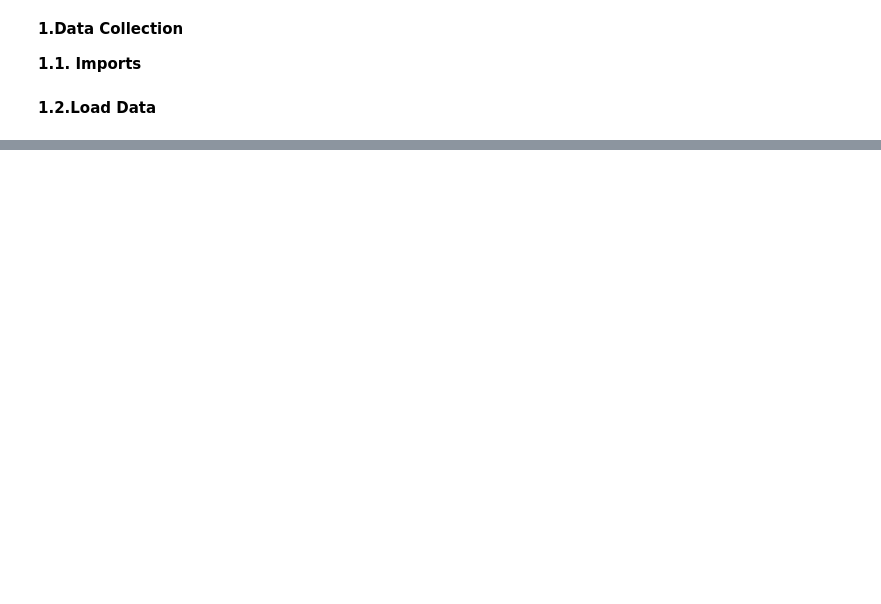
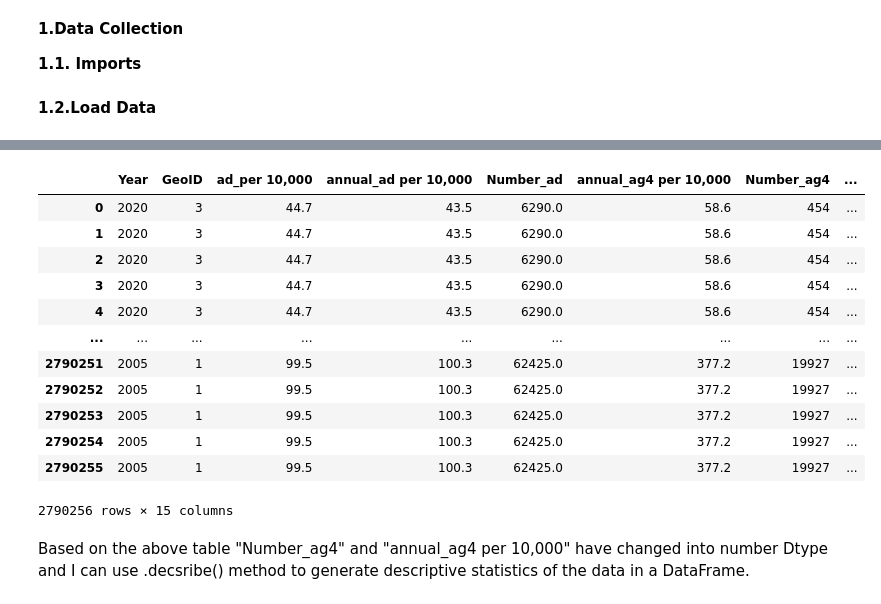
Before and after one commit to Mary080102/Capston-Two, a Jupyter notebook: Air quality Capston- Data wrangling.ipynb, the cells around one changed output, grey strips where cells are left out. Drawn from its saved outputs; the diff is of its cells as text; code cells hidden in the pictures; blank space fills up the shorter version.

```diff
--- a/Air quality Capston- Data wrangling.ipynb
+++ b/Air quality Capston- Data wrangling.ipynb
@@ -402,0 +720,3 @@ print(duplicates)
+# %%
+# #convert column to numeric
+merge4["annual_ag4 per 10,000"]=pd.to_numeric(merge4["annual_ag4 per 10,000"])
@@ -402,0 +746,18 @@ print(duplicates)
+# %%
+merge4.select_dtypes(include=["number"])
+# %% [output]
+|  | Year | GeoID | ad_per 10,000 | annual_ad per 10,000 | Number_ad | annual_ag4 per 10,000 | Number_ag4 | ... |
+| 0 | 2020 | 3 | 44.7 | 43.5 | 6290.0 | 58.6 | 454 | ... |
+| 1 | 2020 | 3 | 44.7 | 43.5 | 6290.0 | 58.6 | 454 | ... |
+| 2 | 2020 | 3 | 44.7 | 43.5 | 6290.0 | 58.6 | 454 | ... |
+| 3 | 2020 | 3 | 44.7 | 43.5 | 6290.0 | 58.6 | 454 | ... |
+| 4 | 2020 | 3 | 44.7 | 43.5 | 6290.0 | 58.6 | 454 | ... |
+| ... | ... | ... | ... | ... | ... | ... | ... | ... |
+| 2790251 | 2005 | 1 | 99.5 | 100.3 | 62425.0 | 377.2 | 19927 | ... |
+| 2790252 | 2005 | 1 | 99.5 | 100.3 | 62425.0 | 377.2 | 19927 | ... |
+| 2790253 | 2005 | 1 | 99.5 | 100.3 | 62425.0 | 377.2 | 19927 | ... |
+| 2790254 | 2005 | 1 | 99.5 | 100.3 | 62425.0 | 377.2 | 19927 | ... |
+| 2790255 | 2005 | 1 | 99.5 | 100.3 | 62425.0 | 377.2 | 19927 | ... |
+2790256 rows × 15 columns
+# %% [markdown]
+Based on the above table "Number_ag4" and "annual_ag4 per 10,000" have changed into number Dtype and I can use .decsribe() method to generate descriptive statistics of the data in a DataFrame.
```
Also changed, not shown: parts of 188 cells of this notebook.
